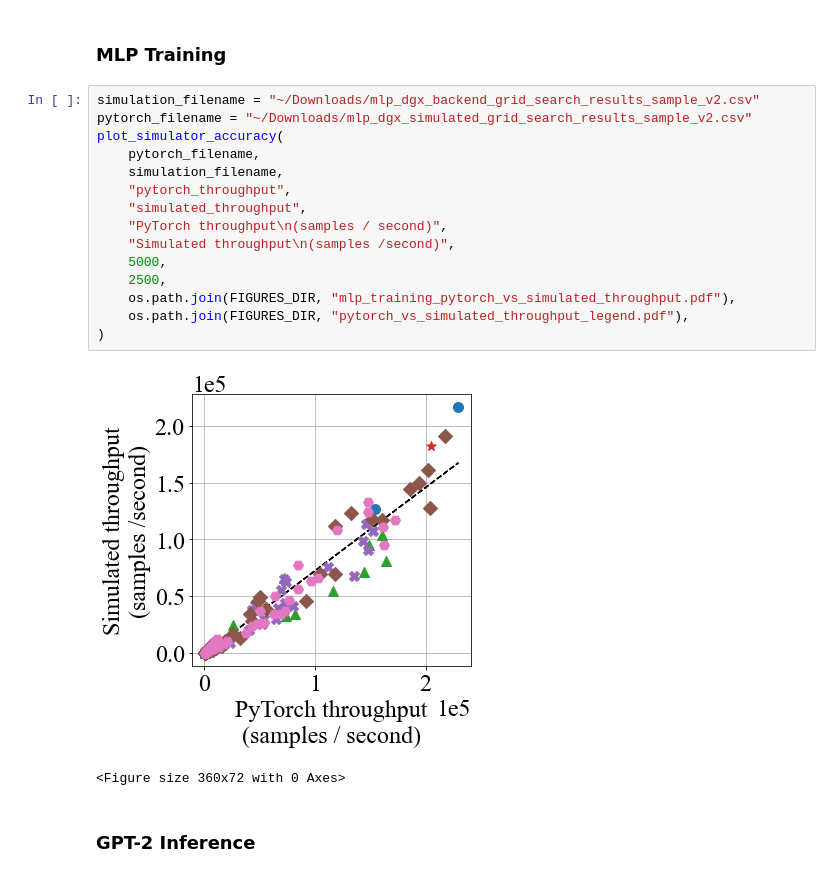
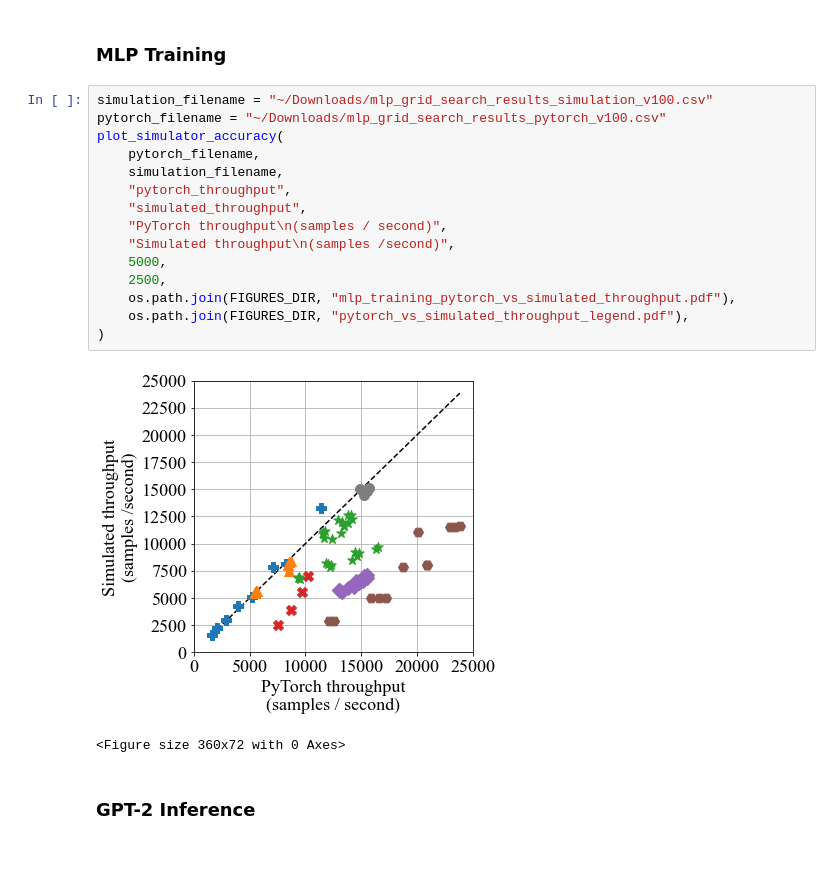
Before and after one commit to microsoft/dist-ir, a Jupyter notebook: notebooks/mlsys22_results.ipynb, the cells around one changed output. Cells and saved outputs as stored; diff of their text form.

```diff
--- a/notebooks/mlsys22_results.ipynb
+++ b/notebooks/mlsys22_results.ipynb
@@ -161,22 +140,22 @@ def plot_simulator_accuracy(
 # %% [markdown]
 ### MLP Training
 # %%
-simulation_filename = "~/Downloads/mlp_dgx_backend_grid_search_results_sample_v2.csv"
-pytorch_filename = "~/Downloads/mlp_dgx_simulated_grid_search_results_sample_v2.csv"
+simulation_filename = "~/Downloads/mlp_grid_search_results_simulation_v100.csv"
+pytorch_filename = "~/Downloads/mlp_grid_search_results_pytorch_v100.csv"
 plot_simulator_accuracy(
     pytorch_filename,
     simulation_filename,
     "pytorch_throughput",
     "simulated_throughput",
     "PyTorch throughput\n(samples / second)",
     "Simulated throughput\n(samples /second)",
     5000,
     2500,
     os.path.join(FIGURES_DIR, "mlp_training_pytorch_vs_simulated_throughput.pdf"),
     os.path.join(FIGURES_DIR, "pytorch_vs_simulated_throughput_legend.pdf"),
 )
 # %% [output]
-[figure, old version]
+[figure, new version]
 <Figure size 360x72 with 0 Axes>
 # %% [markdown]
 ### GPT-2 Inference
```
Also changed, not shown: parts of 28 cells of this notebook, 1 other file.
